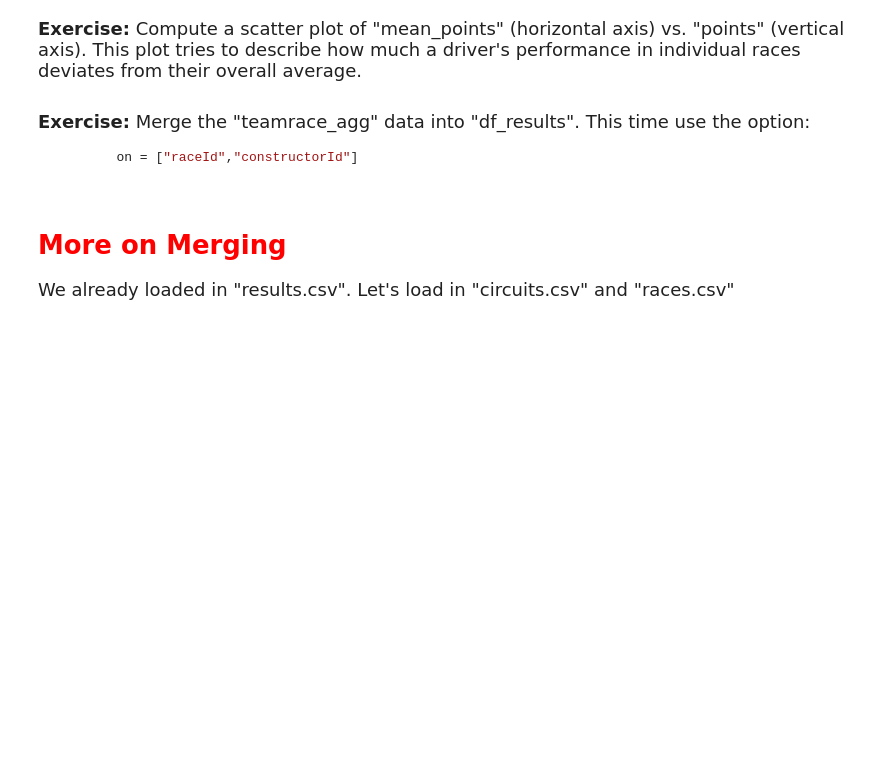
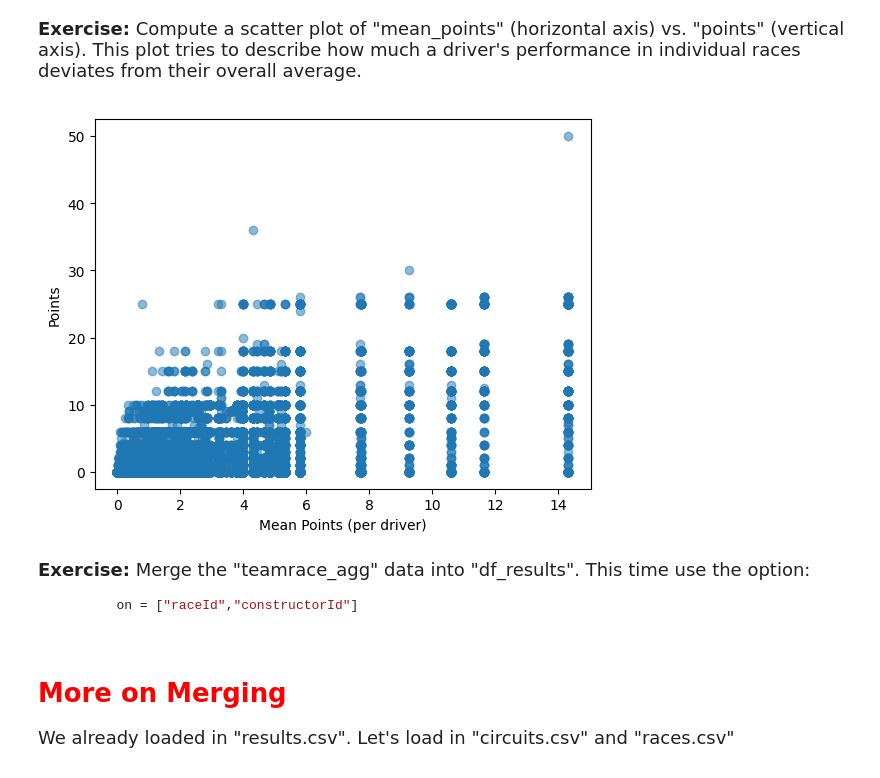
Before and after one commit to joycheng88/qtm151fall2025, a Jupyter notebook: Lecture_16-merging_data/lecture16.ipynb, the cells around one changed output. Drawn from its saved outputs; the diff is of its cells as text; code cells hidden in the pictures; blank space fills up the shorter version.

```diff
--- a/Lecture_16-merging_data/lecture16.ipynb
+++ b/Lecture_16-merging_data/lecture16.ipynb
@@ -198,6 +301,13 @@ display(results_merge)
 **Exercise:** Compute a scatter plot of "mean_points" (horizontal axis) vs. "points" (vertical axis). This plot tries to describe how much a driver's performance in individual races deviates from their overall average.
 # %%
 # your code here
+plt.figure()
+plt.scatter(x = results_merge["mean_points"], y = results_merge["points"], alpha=0.5)
+plt.xlabel("Mean Points (per driver)")
+plt.ylabel("Points")
+plt.show()
+# %% [output]
+[figure, added]
 # %% [markdown]
 <font size = "4">
 
```
Also changed, not shown: parts of 22 cells of this notebook.
